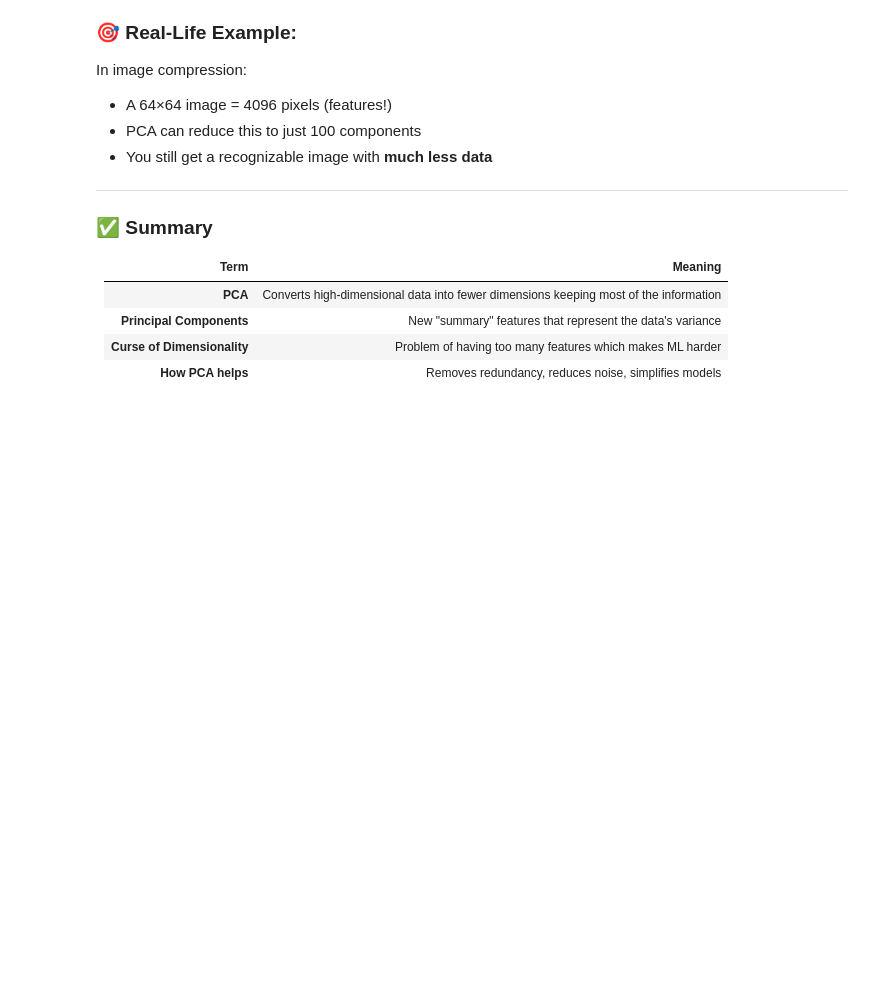
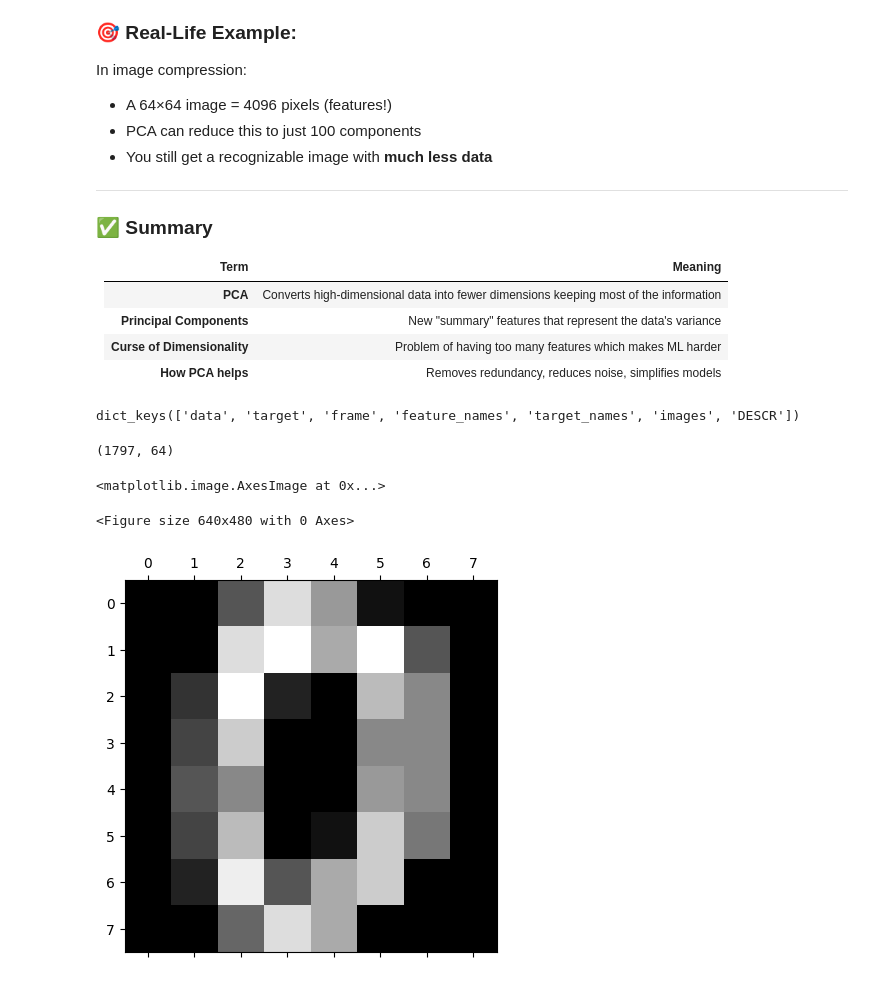
Before and after one commit to samiha-mahin/A-Machine-Learning-Repo, a Jupyter notebook: PCA.ipynb, the cells around one changed output. Drawn from its saved outputs; the diff is of its cells as text; code cells hidden in the pictures; blank space fills up the shorter version.

```diff
--- a/PCA.ipynb
+++ b/PCA.ipynb
@@ -78,3 +78,24 @@ In image compression:
 | **Principal Components**    | New "summary" features that represent the data's variance                            |
 | **Curse of Dimensionality** | Problem of having too many features which makes ML harder                            |
 | **How PCA helps**           | Removes redundancy, reduces noise, simplifies models                                 |
+# %%
+from sklearn.datasets import load_digits
+import pandas as pd
+
+dataset = load_digits()
+dataset.keys()
+# %% [output]
+dict_keys(['data', 'target', 'frame', 'feature_names', 'target_names', 'images', 'DESCR'])
+# %%
+dataset.data.shape
+# %% [output]
+(1797, 64)
+# %%
+from matplotlib import pyplot as plt
+%matplotlib inline
+plt.gray()
+plt.matshow(dataset.data[0].reshape(8,8))
+# %% [output]
+<matplotlib.image.AxesImage at 0x...>
+<Figure size 640x480 with 0 Axes>
+[figure, added]
```
Also changed, not shown: parts of 15 cells of this notebook.
